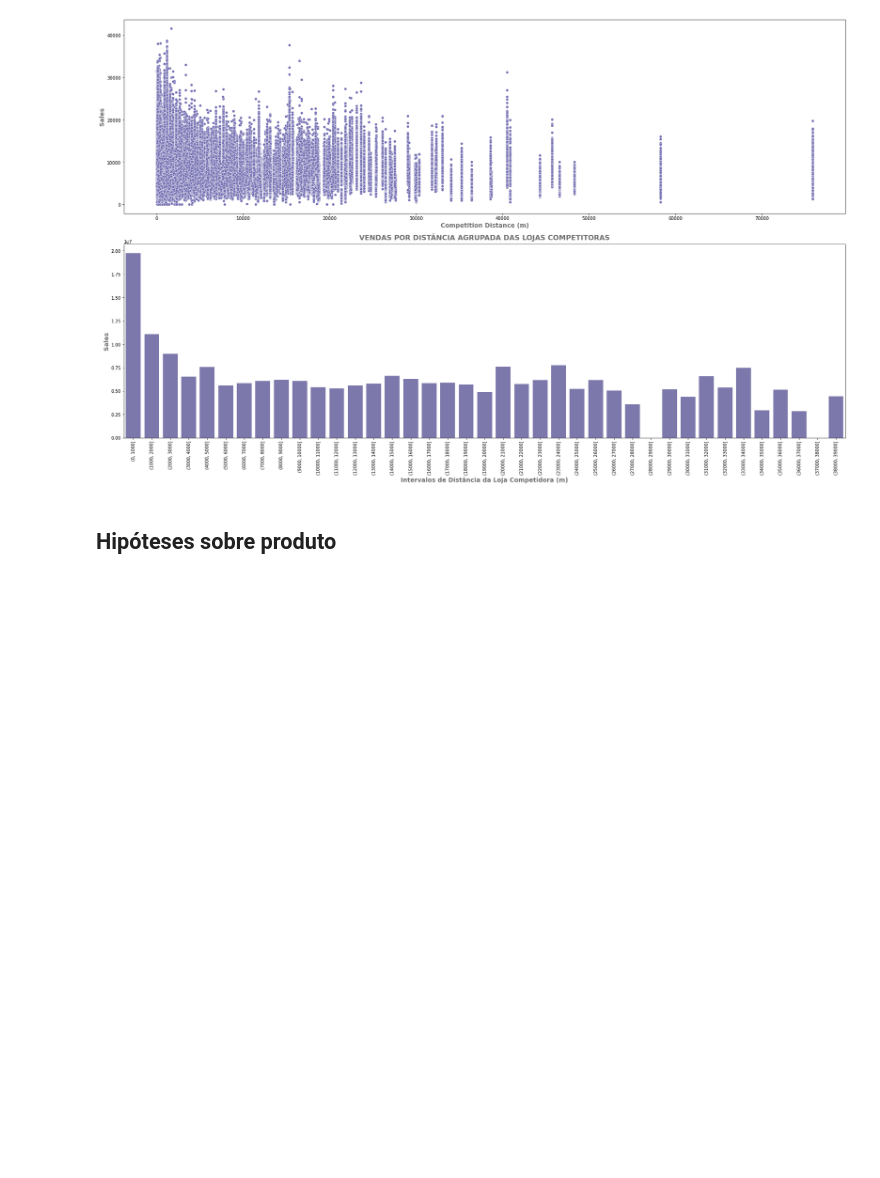
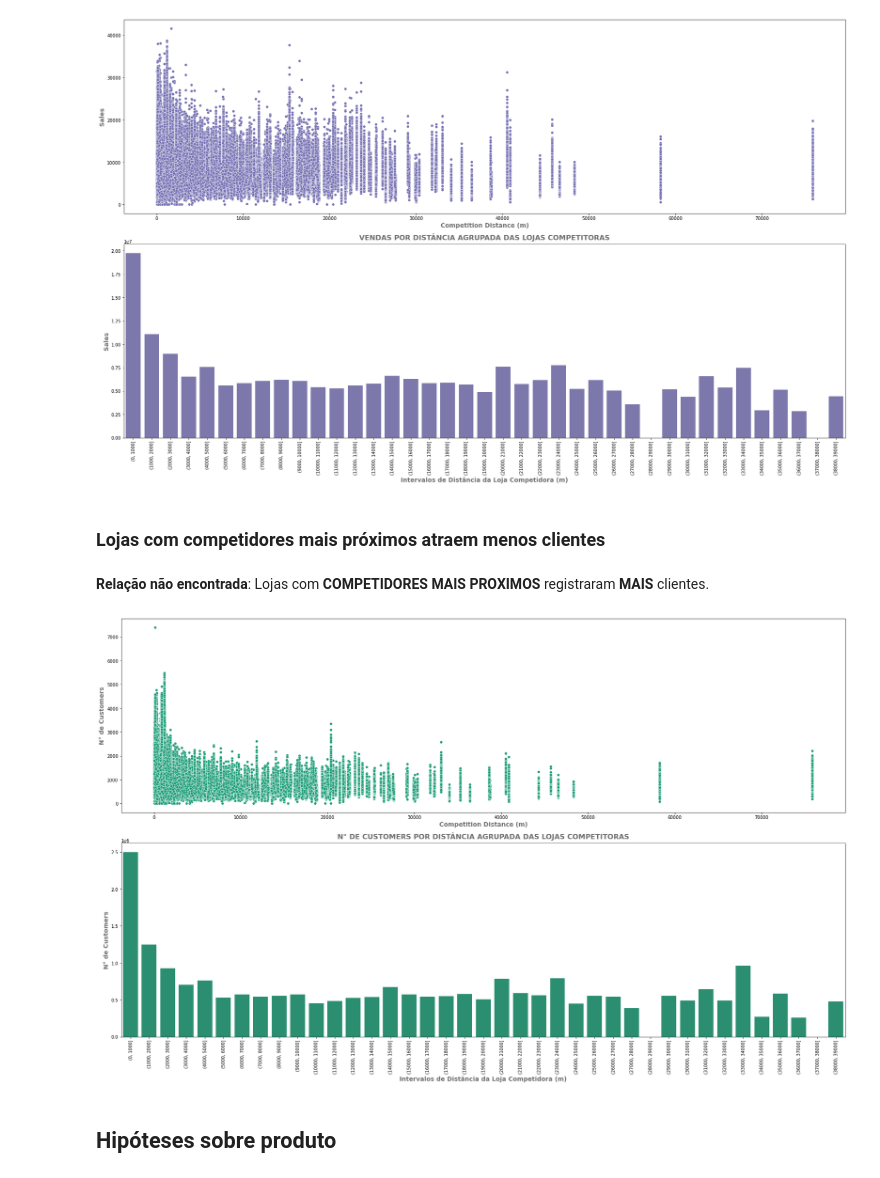
Before and after one commit to LidAlmeida/rossmann_prediction, a Jupyter notebook: notebooks/0.1-exploratory-data-analysis-rossmann.ipynb, the cells around one changed output. Drawn from its saved outputs; the diff is of its cells as text; code cells hidden in the pictures; blank space fills up the shorter version.

```diff
--- a/notebooks/0.1-exploratory-data-analysis-rossmann.ipynb
+++ b/notebooks/0.1-exploratory-data-analysis-rossmann.ipynb
@@ -658,6 +678,43 @@ plt.xticks(rotation=90)
 fig.tight_layout()
 # %% [output]
 [figure]
+# %% [markdown]
+### Lojas com competidores mais próximos atraem menos clientes
+# %% [markdown]
+**Relação não encontrada**: Lojas com **COMPETIDORES MAIS PROXIMOS** registraram **MAIS** clientes.
+# %%
+fig, (ax0, ax1) = plt.subplots(nrows=2, ncols=1,
+                               figsize=(24, 15))
+
+# Gráfico de Distribuição de ponto para verificarmos a distribuição das vendas em relação a distancia do competidor
+sns.scatterplot(x='CompetitionDistance', y='Customers',
+                color='#1b9e77', data=df2, ax=ax0)
+ax0.set_xlabel('Competition Distance (m)', fontsize=14,
+               color='dimgrey', fontweight='bold')
+ax0.set_ylabel('N° de Customers', fontsize=14, color='dimgrey', fontweight='bold')
+
+# Criando agrupamentos para as distâncias
+cust_dist = df2[['CompetitionDistance', 'Customers']].groupby(
+    'CompetitionDistance').sum().reset_index()
+bins = list(np.arange(0, 40000, 1000))
+cust_dist['CompetitionDistanceBinned'] = pd.cut(
+    cust_dist['CompetitionDistance'], bins=bins)
+cust_dist_grouped = cust_dist[['CompetitionDistanceBinned', 'Customers']].groupby(
+    'CompetitionDistanceBinned').mean().reset_index()
+
+# Plotando o gráfico de barras
+sns.barplot(x='CompetitionDistanceBinned',
+            y='Customers', data=c_dist_grouped, color='#1b9e77', ax=ax1)
+ax1.set_xlabel('Intervalos de Distância da Loja Competidora (m)',
+               fontsize=14, color='dimgrey', fontweight='bold')
+ax1.set_ylabel('N° de Customers', fontsize=14, color='dimgrey', fontweight='bold')
+ax1.set_title('N° DE CUSTOMERS POR DISTÂNCIA AGRUPADA DAS LOJAS COMPETITORAS',
+              pad=10, fontsize=16, color='dimgrey', fontweight='bold')
+plt.xticks(rotation=90)
+
+fig.tight_layout()
+# %% [output]
+[figure, added]
 # %% [markdown]
 ## Hipóteses sobre produto
 # %% [markdown]
```
Also changed, not shown: parts of 59 cells of this notebook, 1 other file.
